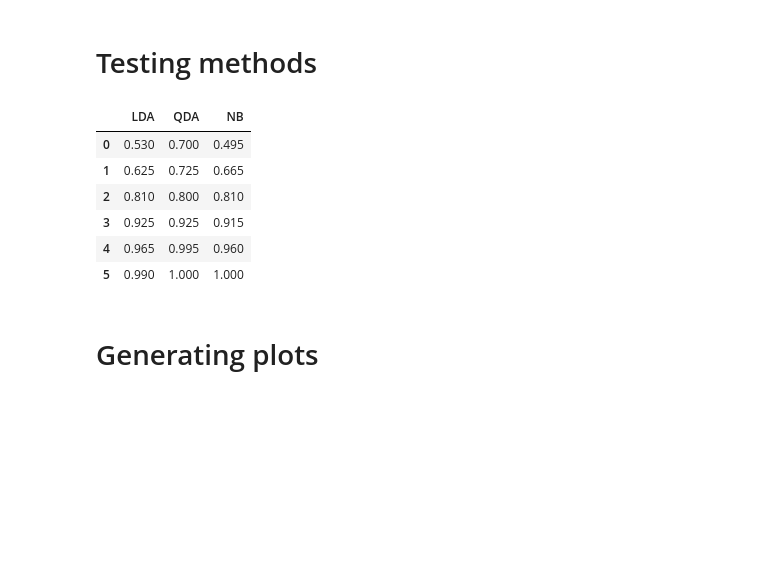
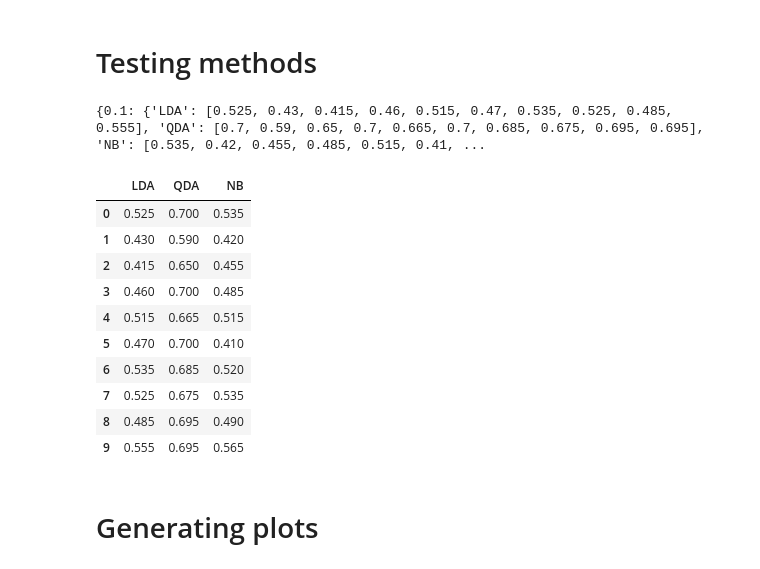
Before and after one commit to nizwant/adv_ml_labs, a Jupyter notebook: adv_ml.ipynb, the cells around one changed output. Saved outputs shown, nothing was run; the diff lists cells and outputs as text; code cells hidden in the pictures; blank space fills up the shorter version.

Commit message:
code cleaning and genarating multiple data

```diff
--- a/adv_ml.ipynb
+++ b/adv_ml.ipynb
@@ -44,7 +44,7 @@ class LDA:
 
     def predict_proba(self, X_test):
         probabilities = []
-        for index, row in X_test.iterrows():
+        for _, row in X_test.iterrows():
             numerator = self.fraction_1 * self.gaussian(row, self.mu_1, self.sigma)
             denominator = self.fraction_1 * self.gaussian(row, self.mu_1, self.sigma) + self.fraction_0 * self.gaussian(row, self.mu_0, self.sigma)
             probabilities.append(numerator / denominator)
@@ -105,7 +105,7 @@ class QDA:
 
     def predict_proba(self, X_test):
         probabilities = []
-        for index, row in X_test.iterrows():
+        for _, row in X_test.iterrows():
             numerator = self.fraction_1 * self.gaussian(row, self.mu_1, self.sigma_1)
             denominator = self.fraction_1 * self.gaussian(row, self.mu_1, self.sigma_1) + self.fraction_0 * self.gaussian(row, self.mu_0, self.sigma_0)
             probabilities.append(numerator / denominator)
@@ -127,8 +127,9 @@ class QDA:
     def calculate_decision_boundary_params(self):
         sigma_0_inv = np.linalg.inv(self.sigma_0)
         sigma_1_inv = np.linalg.inv(self.sigma_1)
+        a = -0.5 * sigma_0_inv + 0.5 * sigma_1_inv
         b = sigma_1_inv @ self.mu_1 - sigma_0_inv @ self.mu_0
         c = 0.5 * (self.mu_0.T @ sigma_0_inv @ self.mu_0 - self.mu_1.T @ sigma_1_inv @ self.mu_1) + np.log(self.fraction_1 / self.fraction_0) - 0.5 * np.log(np.linalg.det(self.sigma_0) / np.linalg.det(self.sigma_1))
-        a = -0.5 * sigma_0_inv + 0.5 * sigma_1_inv
+
         return a,b,c
 # %% [markdown]
@@ -216,7 +217,7 @@ class NB:
             ndarray: Predicted class probabilities.
         """
         probabilities = []
-        for index, row in X_test.iterrows():
+        for _, row in X_test.iterrows():
             numerator = self.fraction_1 * self.gaussian(row, self.mu_1, self.sigma_1)
             denominator = self.fraction_1 * self.gaussian(row, self.mu_1, self.sigma_1) + self.fraction_0 * self.gaussian(row, self.mu_0, self.sigma_0)
             probabilities.append(numerator / denominator)
@@ -318,8 +317,8 @@ def generate_data(a, ro=0, n_samples=1000):
 # %%
-def calculate_accuracy(df, split_ratio, method):
+def calculate_accuracy(df, split_ratio, method, random_state):
     y = df['y']
     X = df.drop(columns='y')
-    X_train, X_test, y_train, y_test = train_test_split(X, y, train_size=split_ratio)
+    X_train, X_test, y_train, y_test = train_test_split(X, y, train_size=split_ratio, random_state=random_state)
 
     # fit the model
     method.fit(X_train, y_train)
@@ -331,25 +330,34 @@ def calculate_accuracy(df, split_ratio, method):
 # %%
 ro = 0.5
 a = [0.1, 0.5, 1, 2, 3, 5]
 methods = {'LDA': LDA(), 'QDA': QDA(), 'NB': NB()}
-accuracies = {method: [] for method in methods}
+accuracies = {mean: {method: [] for method in methods.keys()} for mean in a}
+repetitions = 10
 
 for mean in a:
     df = generate_data(mean, ro)
-    for method in methods:
-            accuracy = calculate_accuracy(df, 0.8, methods[method])
-            accuracies[method].append(accuracy)
+    for i in range(repetitions):
+        random_state = np.random.randint(0, 100000)
+        for method in methods:
+                accuracy = calculate_accuracy(df, 0.8, methods[method], random_state)
+                accuracies[mean][method].append(accuracy)
 
-accuracies_df = pd.DataFrame(accuracies)
+print(accuracies)
+accuracies_df = pd.DataFrame(accuracies[0.1])
 accuracies_df
 # %% [output]
+{0.1: {'LDA': [0.525, 0.43, 0.415, 0.46, 0.515, 0.47, 0.535, 0.525, 0.485, 0.555], 'QDA': [0.7, 0.59, 0.65, 0.7, 0.665, 0.7, 0.685, 0.675, 0.695, 0.695], 'NB': [0.535, 0.42, 0.455, 0.485, 0.515, 0.41, ...
 |  | LDA | QDA | NB |
-| 0 | 0.530 | 0.700 | 0.495 |
-| 1 | 0.625 | 0.725 | 0.665 |
-| 2 | 0.810 | 0.800 | 0.810 |
-| 3 | 0.925 | 0.925 | 0.915 |
-| 4 | 0.965 | 0.995 | 0.960 |
-| 5 | 0.990 | 1.000 | 1.000 |
+| 0 | 0.525 | 0.700 | 0.535 |
+| 1 | 0.430 | 0.590 | 0.420 |
+| 2 | 0.415 | 0.650 | 0.455 |
+| 3 | 0.460 | 0.700 | 0.485 |
+| 4 | 0.515 | 0.665 | 0.515 |
+| 5 | 0.470 | 0.700 | 0.410 |
+| 6 | 0.535 | 0.685 | 0.520 |
+| 7 | 0.525 | 0.675 | 0.535 |
+| 8 | 0.485 | 0.695 | 0.490 |
+| 9 | 0.555 | 0.695 | 0.565 |
 # %% [markdown]
 # Generating plots
 # %%
```
Also changed, not shown: parts of 8 cells of this notebook.
